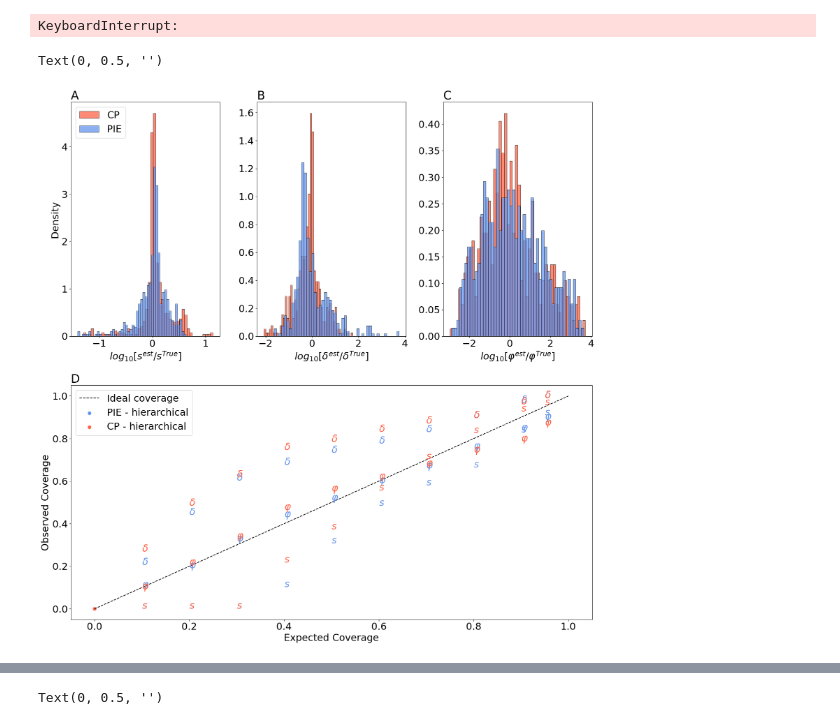
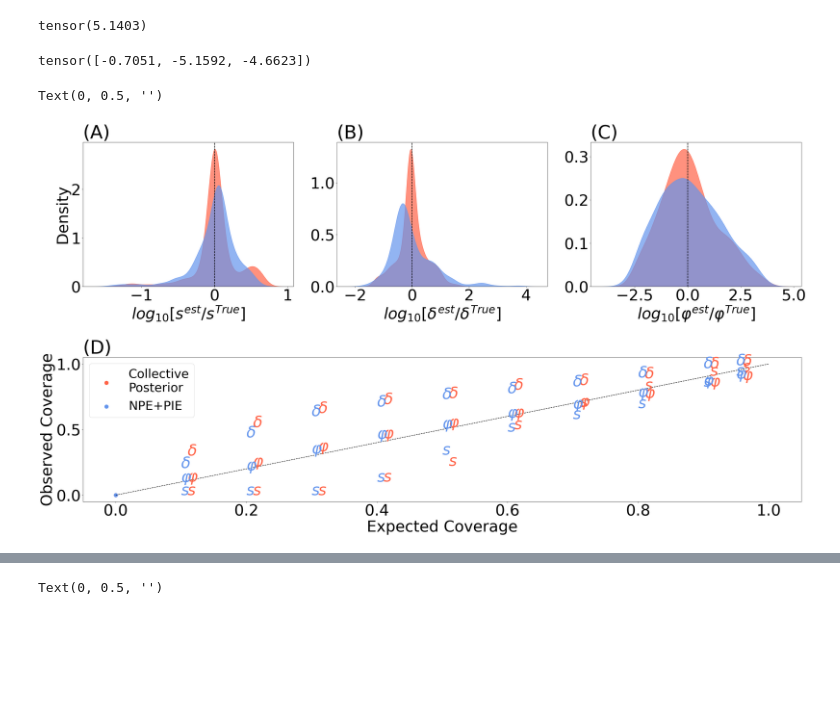
Before and after one commit to yoavram-lab/collective_posterior, a Jupyter notebook: WF/test collective.ipynb, the cells around one changed output, grey strips where cells are left out. Saved outputs shown, nothing was run; the diff lists cells and outputs as text; code cells hidden in the pictures; blank space fills up the shorter version.

```diff
--- a/WF/test collective.ipynb
+++ b/WF/test collective.ipynb
@@ -56,9 +56,10 @@ op = CollectivePosterior(prior, Xs, posterior_chuong, 1, epsilon)
 
 print(op.get_log_C())
 est = op.sample(100).mean(0)
-estφ
+est
 # %% [output]
-KeyboardInterrupt:
+tensor(5.1403)
+tensor([-0.7051, -5.1592, -4.6623])
 # %%
 def coverage_old(samples, conf_levels, theta):
     covs = torch.empty(len(conf_levels), len(theta))
@@ -76,78 +77,76 @@ def full_covs(samples, conf_levels, thetas):
         covs_old[i] = coverage_old(samples[i,:].reshape(400,3), conf_levels, theta=thetas[i])
     return covs_old
 # %%
-change_font(22)
+change_font(50)
 
 def plot_accuracy(acc_path, ax, color, label, hatch):
     res = pd.read_csv(acc_path, index_col=0, dtype='float')
     res = torch.from_numpy(np.array(res))
     for i in range(len(ax)):
-        histplot(res[:,i],ax=ax[i], stat='density', color=color, bins=50, label=label, hatch=hatch)
+        # histplot(res[:,i],ax=ax[i], stat='density', color=color, bins=10, label=label, hatch=hatch)
+        kdeplot(res[:,i],ax=ax[i], color=color, alpha=0.7, fill=True)
+        ax[i].axvline(0, color='k', lw=1.7, ls='--')
     return
 
 
-def plot_covs_old(ax, covs, color, label):
+def plot_covs_old(ax, covs, color, label, cp=True):
     param_names = ['$s$', '$δ$', '$φ$']
+    adjust=0.01 if cp else 0
     for i in range(len(covs.columns)):
         p = covs.columns[i]
         word = param_names[i]
         for j in range(1,len(covs[p])):
-            ax.text(covs.index[j], covs[p].values[j], word, color=color)
-    ax.scatter(0,0,s=50, label=label, color=color)
+            ax.text(covs.index[j]+adjust, covs[p].values[j], word, color=color)
+    ax.scatter(0,0,s=150, label=label, color=color)
 
 
-covs_cp = pd.read_csv('tests/covs_old_WF_r.csv', index_col=0)
-covs_cp_h = pd.read_csv('tests/covs_old_WF_h_r.csv', index_col=0)
-covs_cp_iid = pd.read_csv('tests/covs_old_WF_iid_r.csv', index_col=0)
-covs_cp_iid_h = pd.read_csv('tests/covs_old_WF_iid_h_r.csv', index_col=0)
-covs_cp_m = pd.read_csv('tests/covs_old_WF_m.csv', index_col=0)
 
 mosaic = '''ABC
             DDD
             '''
-fig, ax = plt.subplot_mosaic(mosaic,figsize=(18,18), tight_layout=True)
-ax['A'].set_title('A',loc='left')
-ax['B'].set_title('B',loc='left')
-ax['C'].set_title('C',loc='left')
-ax['D'].set_title('D',loc='left')
+fig, ax = plt.subplot_mosaic(mosaic,figsize=(36,20), tight_layout=True)
+ax['A'].set_title('(A)',loc='left')
+ax['B'].set_title('(B)',loc='left')
+ax['C'].set_title('(C)',loc='left')
+ax['D'].set_title('(D)',loc='left')
 
-ax['D'].plot(np.linspace(0,1,100),np.linspace(0,1,100), color='k', label='Ideal coverage', ls='--')
-covs_iid = pd.read_csv(f'tests/covs_old_WF_iid_h_r.csv', index_col=0, dtype='float')
-plot_covs_old(ax=ax['D'], covs=covs_cp_iid_h,label='PIE - hierarchical',color='cornflowerblue')
-covs_ = pd.read_csv(f'tests/covs_old_WF_h_r.csv', index_col=0, dtype='float')
-plot_covs_old(ax=ax['D'], covs=covs_cp_h,label='CP - hierarchical',color='tomato')
-covs = pd.read_csv(f'tests/covs_old_WF_m.csv', index_col=0, dtype='float')
+ax['D'].plot(np.linspace(0,1,100),np.linspace(0,1,100), color='k', label='', ls='--')
+covs_ = pd.read_csv(f'tests/covs_old_WF_r.csv', index_col=0, dtype='float')
+plot_covs_old(ax=ax['D'], covs=covs_,label='Collective\nPosterior',color='tomato')
+covs_iid = pd.read_csv(f'tests/covs_old_WF_iid_r.csv', index_col=0, dtype='float')
+plot_covs_old(ax=ax['D'], covs=covs_iid,label='NPE+PIE',color='cornflowerblue', cp=False)
+# covs = pd.read_csv(f'tests/covs_old_WF_m.csv', index_col=0, dtype='float')
 # plot_covs_old(ax=ax['D'], covs=covs,label='CP - mixed sampling',color='maroon')
 ax['D'].set_xlabel('Expected Coverage')
 ax['D'].set_ylabel('Observed Coverage')
 ax['D'].legend()
 
 
 
 n_params=3
 ax['A'].set_xlabel('$log_{10}[s^{est} / {s^{True}}]$')
 ax['B'].set_xlabel('$log_{10}[δ^{est} / {δ^{True}}]$')
 ax['C'].set_xlabel('$log_{10}[φ^{est} / {φ^{True}}]$')
 # fig.supxlabel('')
 
-cp_acc = 'tests/accus_WF_h_r.csv'
+cp_acc = 'tests/accus_WF_r.csv'
 axx = [ax['A'], ax['B'], ax['C']]
-plot_accuracy(cp_acc, axx, color='tomato', hatch='', label='CP')
+plot_accuracy(cp_acc, axx, color='tomato', hatch='', label='Collective\nPosterior')
 
 # cp_acc_m = 'tests/accus_WF_m.csv'
 # plot_accuracy(cp_acc_m, axx, color='maroon', hatch='///', label='')
 
 iid_acc = 'tests/accus_WF_iid_h_r.csv'
-plot_accuracy(iid_acc, axx, color='cornflowerblue', hatch='', label='PIE')
+plot_accuracy(iid_acc, axx, color='cornflowerblue', hatch='', label='NPE+PIE')
 
-ax['A'].legend(loc='upper left')
-ax['D'].legend()
+# ax['A'].legend(loc='upper left')
+ax['D'].legend(fontsize=40)
 ax['C'].set_ylabel('')
 ax['B'].set_ylabel('')
 
 # cp_acc_h = 'tests/accus_WF_h.csv'
 # plot_accuracy(cp_acc_h, ax, color='maroon', label='CP - hierarchical', hatch='///')
 # plt.legend()
 # %% [output]
 Text(0, 0.5, '')
-[figure, old version]
+[figure, new version]
```
Also changed, not shown: parts of 2 cells of this notebook, 9 other files.
